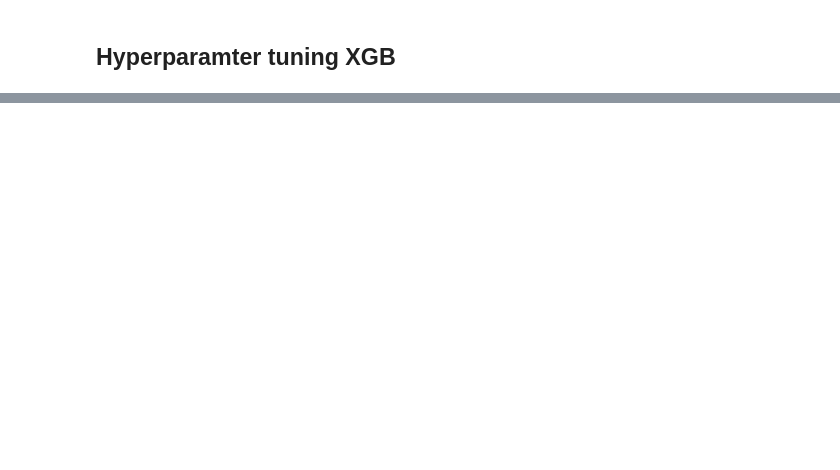
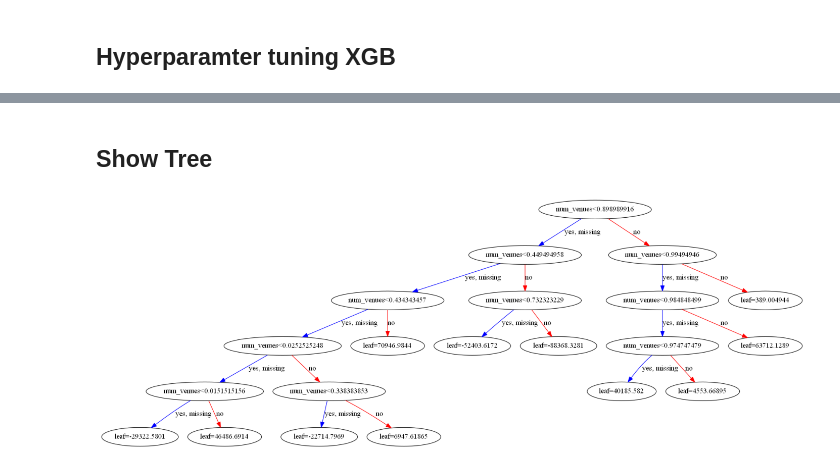
Before and after one commit to FardinAhsan146/DubaiHousingPriceDS, a Jupyter notebook: xgbmodel_nb3.ipynb, the cells around one changed output, grey strips where cells are left out. Saved outputs shown, nothing was run; the diff lists cells and outputs as text; code cells hidden in the pictures; blank space fills up the shorter version.

```diff
--- a/xgbmodel_nb3.ipynb
+++ b/xgbmodel_nb3.ipynb
@@ -233,0 +254,8 @@ r = 0.90, p = 0.00, err = 0.02
+# %% [markdown]
+## Show Tree
+# %%
+plt.rcParams['figure.figsize'] = [25,10]
+xgb.plot_tree(xgb_model_tuned,num_trees = 56)
+plt.show()
+# %% [output]
+[figure, added]
```
Also changed, not shown: parts of 10 cells of this notebook, 1 other file.
